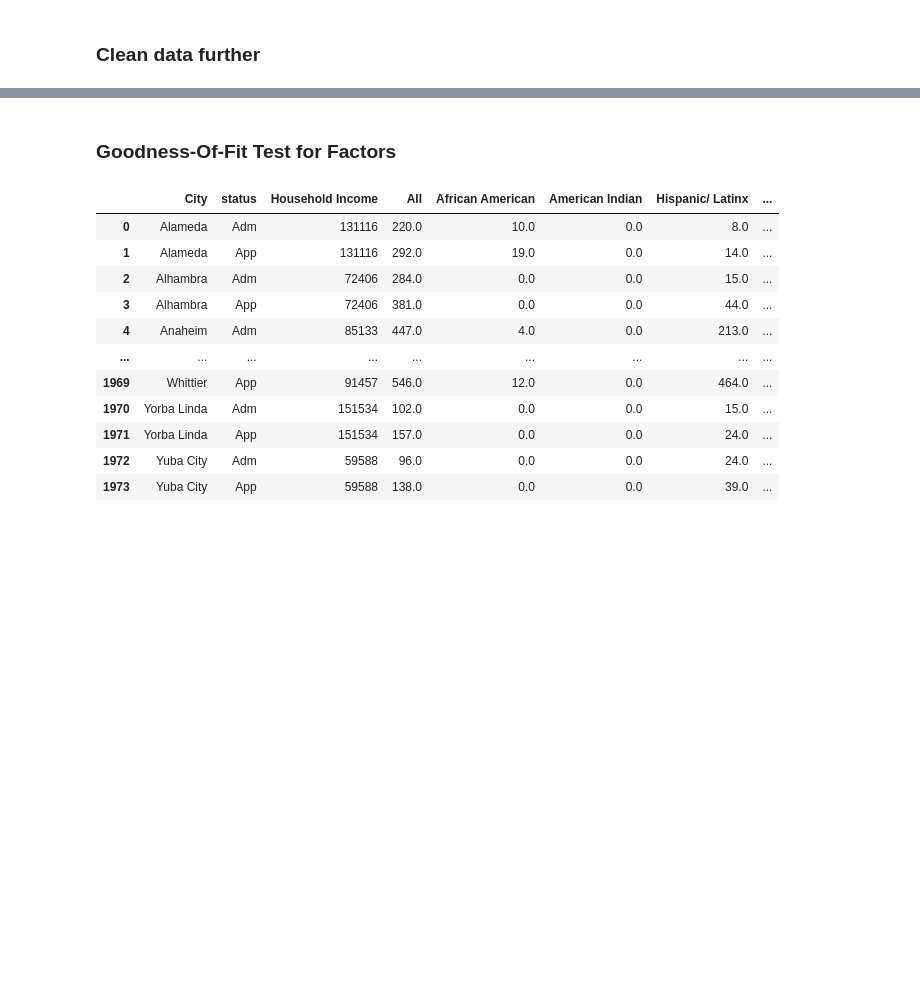
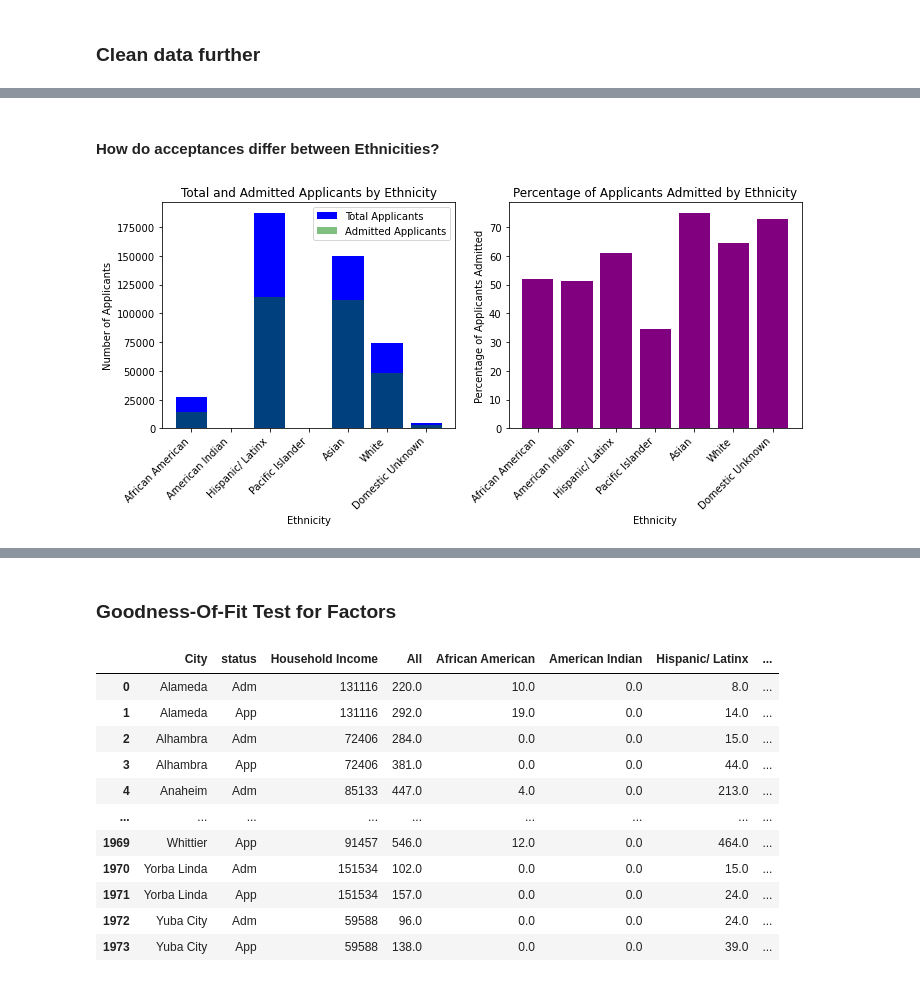
Before and after one commit to wanning-lu/MATH-189-Final-Project, a Jupyter notebook: analysis_merged.ipynb, the cells around one changed output, grey strips where cells are left out. Drawn from its saved outputs; the diff is of its cells as text; code cells hidden in the pictures; blank space fills up the shorter version.

```diff
--- a/analysis_merged.ipynb
+++ b/analysis_merged.ipynb
@@ -194,0 +246,56 @@ for year in years:
+# %% [markdown]
+#### How do acceptances differ between Ethnicities?
+# %%
+import pandas as pd
+import matplotlib.pyplot as plt
+
+# Filter the DataFrame for rows where status is 'Adm'
+df_adm = combined_years[combined_years['status'] == 'Adm']
+# Filter the DataFrame for rows where status is 'App'
+df_app = combined_years[combined_years['status'] == 'App']
+
+# List of ethnicity groups
+ethnicity_groups = ['African American', 'American Indian', 'Hispanic/ Latinx', 'Pacific Islander', 'Asian', 'White', 'Domestic Unknown']
+
+# Initialize dictionaries to store total applicants and total admitted applicants for each ethnicity
+total_applicants_ethnicity = {}
+total_admitted_ethnicity = {}
+
+# Calculate total applicants and total admitted applicants for each ethnicity
+for ethnicity in ethnicity_groups:
+    total_applicants_ethnicity[ethnicity] = df_app[ethnicity].sum()
+    total_admitted_ethnicity[ethnicity] = df_adm[ethnicity].sum()
+
+# Calculate the percentage of applicants admitted for each ethnicity
+percentage_admitted_ethnicity = {}
+for ethnicity in ethnicity_groups:
+    if total_applicants_ethnicity[ethnicity] != 0:
+        percentage_admitted_ethnicity[ethnicity] = (total_admitted_ethnicity[ethnicity] / total_applicants_ethnicity[ethnicity]) * 100
+    else:
+        percentage_admitted_ethnicity[ethnicity] = 0
+
+# Plotting
+plt.figure(figsize=(10, 5))
+
+# Plot total number of applicants and admitted applicants for each ethnicity
+plt.subplot(1, 2, 1)
+plt.bar(ethnicity_groups, [total_applicants_ethnicity[ethnicity] for ethnicity in ethnicity_groups], label='Total Applicants', color='blue')
+plt.bar(ethnicity_groups, [total_admitted_ethnicity[ethnicity] for ethnicity in ethnicity_groups], label='Admitted Applicants', color='green', alpha=0.5)
+plt.xlabel('Ethnicity')
+plt.ylabel('Number of Applicants')
+plt.title('Total and Admitted Applicants by Ethnicity')
+plt.xticks(rotation=45, ha='right')
+plt.legend()
+
+# Plot percentage of applicants admitted for each ethnicity
+plt.subplot(1, 2, 2)
+plt.bar(ethnicity_groups, [percentage_admitted_ethnicity[ethnicity] for ethnicity in ethnicity_groups], color='purple')
+plt.xlabel('Ethnicity')
+plt.ylabel('Percentage of Applicants Admitted')
+plt.title('Percentage of Applicants Admitted by Ethnicity')
+plt.xticks(rotation=45, ha='right')
+
+plt.tight_layout()
+plt.show()
+# %% [output]
+[figure, added]
```
Also changed, not shown: parts of 17 cells of this notebook.
